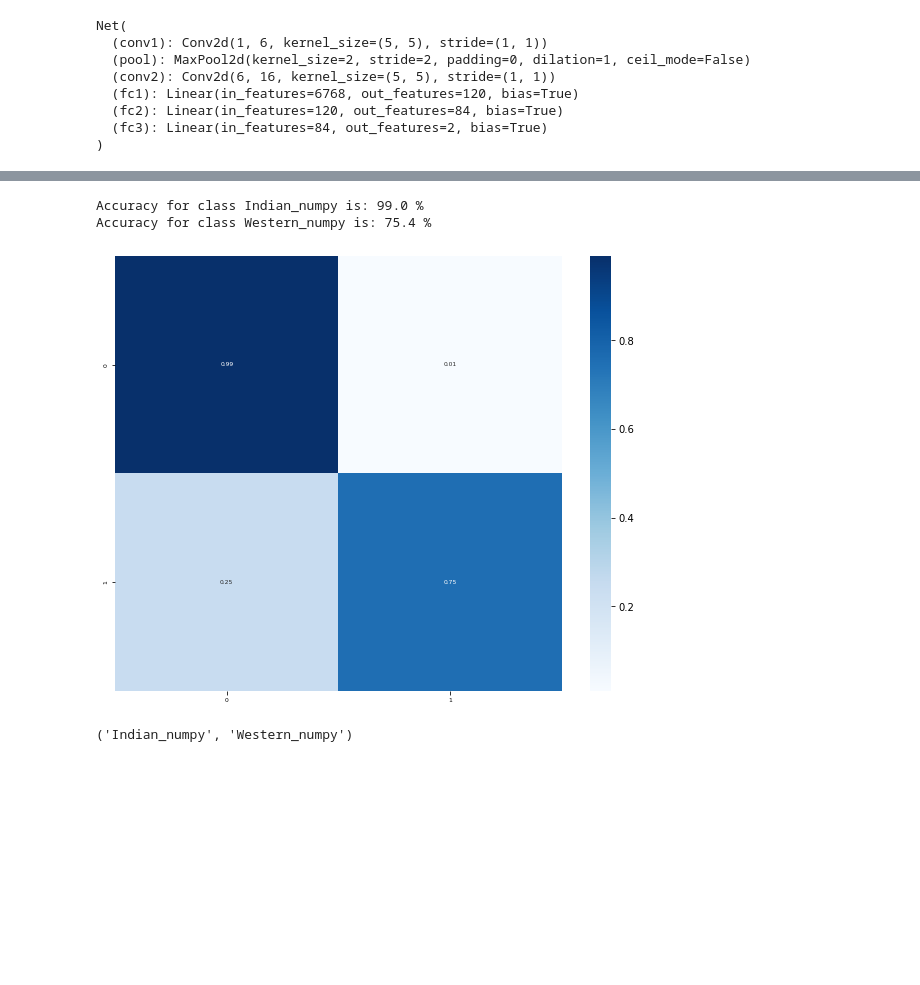
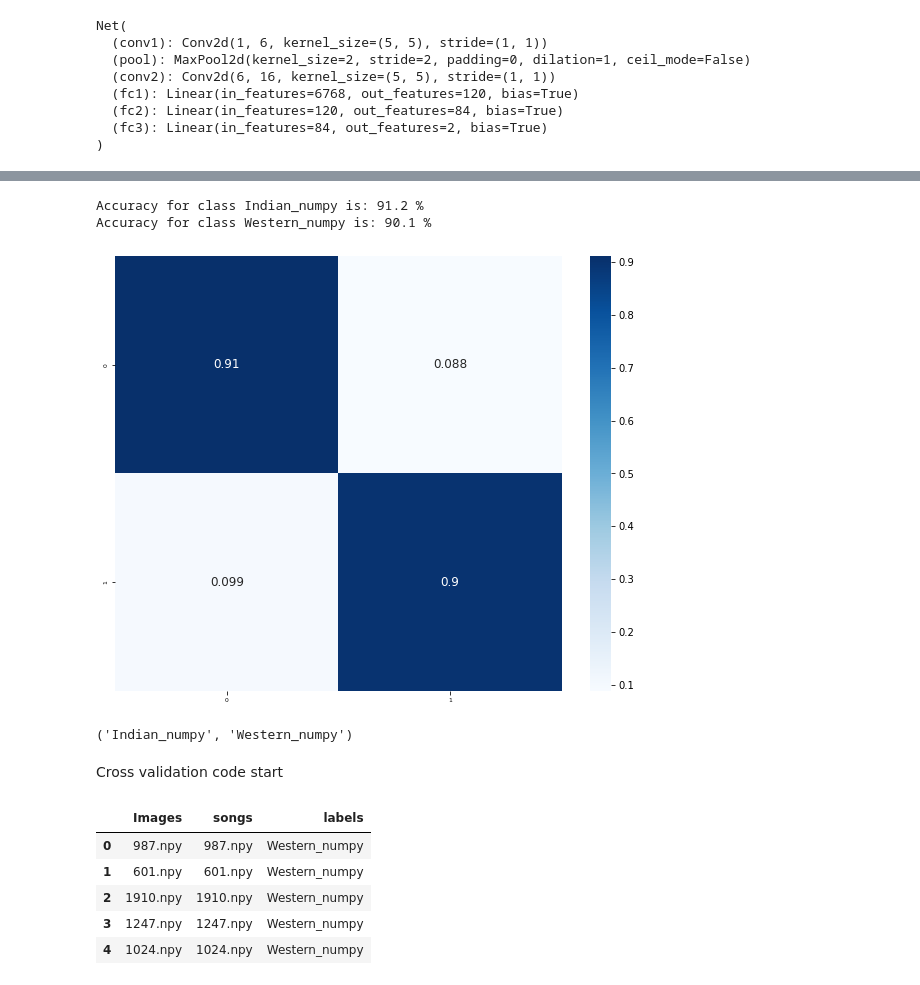
Before and after one commit to agarr3/vajra-new, a Jupyter notebook: WI_CLASSIFIER_V1.ipynb, the cells around one changed output, grey strips where cells are left out. Cells and saved outputs as stored; diff of their text form; code cells hidden in the pictures; blank space fills up the shorter version.

```diff
--- a/WI_CLASSIFIER_V1.ipynb
+++ b/WI_CLASSIFIER_V1.ipynb
@@ -456,7 +459,7 @@ with torch.no_grad():
     for data in trainloader:
         inputs, labels = data
         inputs, labels = inputs.to(device), labels.to(device)
-        outputs = net(inputs)
+        outputs = model(inputs)
         _, predictions = torch.max(outputs, 1)
         # collect the correct predictions for each class
         for label, prediction in zip(labels, predictions):
@@ -475,16 +478,47 @@ fig = plt.figure(figsize=(10, 8))
 confusionMatrix = cm.numpy()
 confusionMatrix = confusionMatrix / confusionMatrix.astype(np.float).sum(axis=1, keepdims=True)
 hmap = sns.heatmap(confusionMatrix , annot=True,
-          fmt='.2', cmap='Blues', annot_kws={"size": 6},xticklabels=[0,1], yticklabels=[0,1])
+          fmt='.2', cmap='Blues', annot_kws={"size": 12},xticklabels=[0,1], yticklabels=[0,1])
 hmap.set_xticklabels(hmap.get_xmajorticklabels(), fontsize=6)
 hmap.set_yticklabels(hmap.get_ymajorticklabels(), fontsize=6)
 figure = hmap.get_figure()
 plt.show()
 # %% [output]
-Accuracy for class Indian_numpy is: 99.0 %
-Accuracy for class Western_numpy is: 75.4 %
+Accuracy for class Indian_numpy is: 91.2 %
+Accuracy for class Western_numpy is: 90.1 %
-[figure, old version]
+[figure, new version]
 # %%
 classes
 # %% [output]
 ('Indian_numpy', 'Western_numpy')
+# %% [markdown]
+Cross validation code start
+# %%
+files = []
+exclusion = ["098567.npy","098569.npy", '098565.npy']
+for r,d, fileList in os.walk(os.path.join(TEST_DATA_BASE_PATH, TEST_DATA_IMG_DIR, "Western_numpy")):
+  for file in fileList:
+    if(file not in exclusion):
+      files.append([file,file, "Western_numpy"])
+    else:
+      print(file)
+
+random.seed(1234)
+files = random.sample(files, 2008)
+
+for r,d, fileList in os.walk(os.path.join(TEST_DATA_BASE_PATH, TEST_DATA_IMG_DIR, "Indian_numpy")):
+  for file in fileList:
+    if(True):
+      files.append([file,file, "Indian_numpy"])
+    else:
+      print(file)
+
+data = pd.DataFrame(files, columns=['Images','songs','labels'])
+data.head()
+# %% [output]
+|  | Images | songs | labels |
+| 0 | 987.npy | 987.npy | Western_numpy |
+| 1 | 601.npy | 601.npy | Western_numpy |
+| 2 | 1910.npy | 1910.npy | Western_numpy |
+| 3 | 1247.npy | 1247.npy | Western_numpy |
+| 4 | 1024.npy | 1024.npy | Western_numpy |
```
Also changed, not shown: parts of 15 cells of this notebook.
